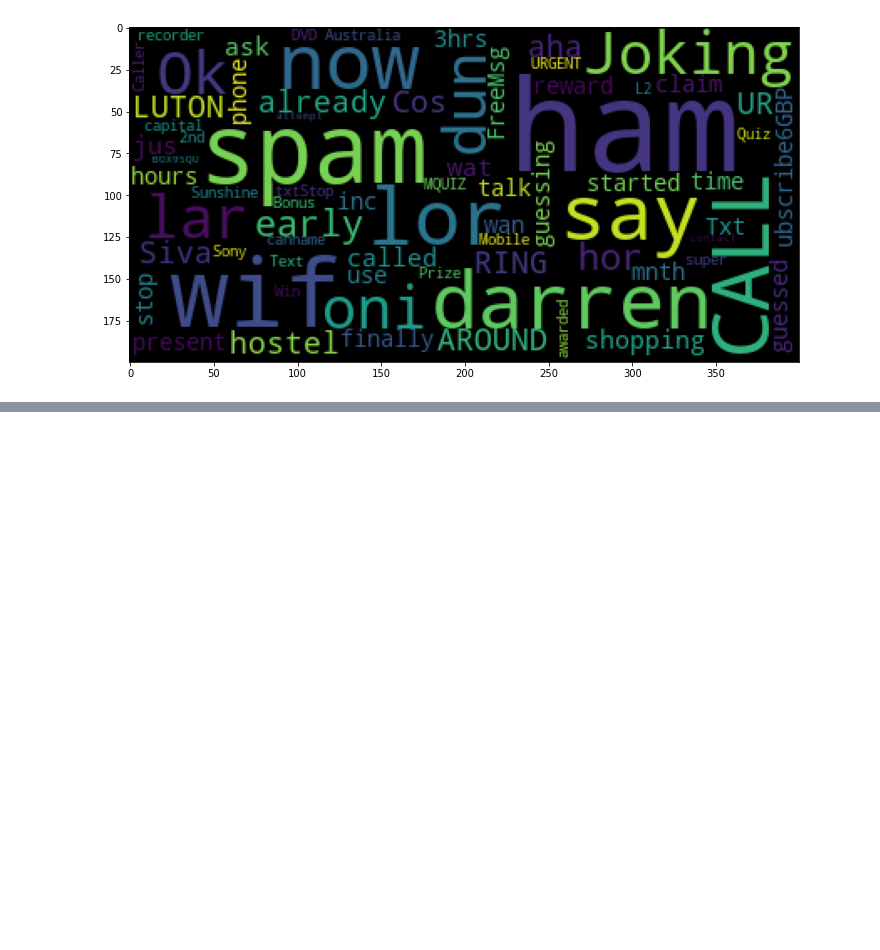
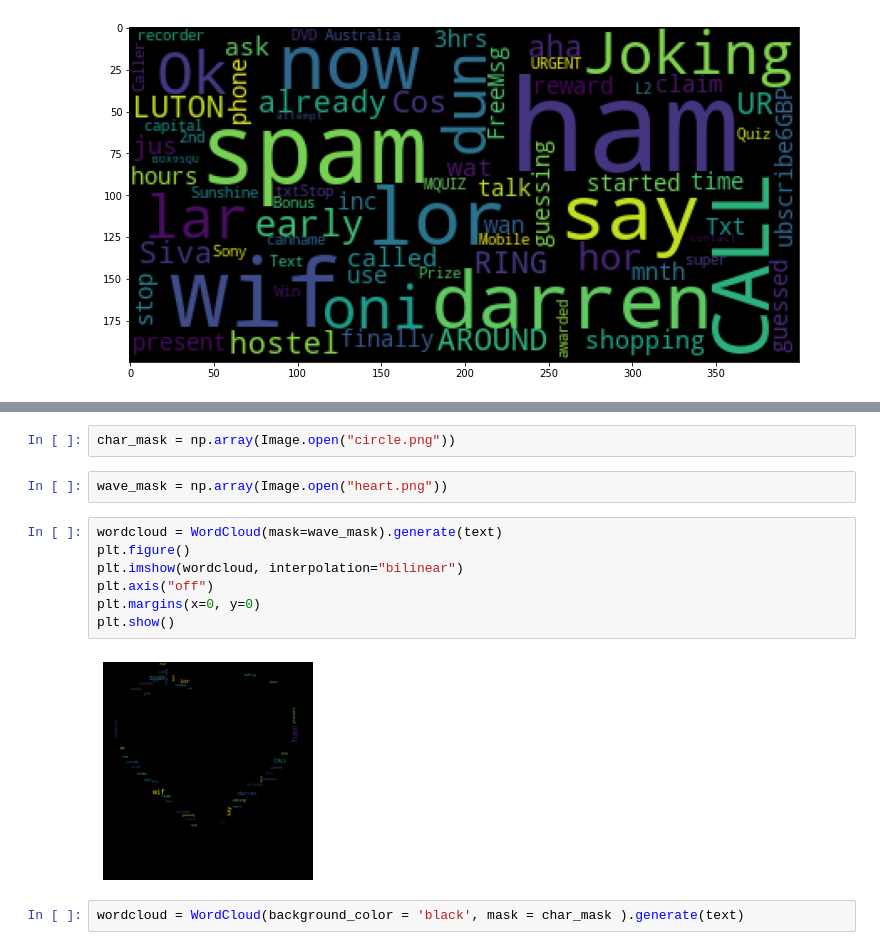
Before and after one commit to MaryAdewunmi/Natural-Language-Processing-NLP-, a Jupyter notebook: Cleaning_Texts_with_NLP.ipynb, the cells around one changed output, grey strips where cells are left out. Cells and saved outputs as stored; diff of their text form; blank space fills up the shorter version.

```diff
--- a/Cleaning_Texts_with_NLP.ipynb
+++ b/Cleaning_Texts_with_NLP.ipynb
@@ -210,0 +246,15 @@ plt.imshow(wordcloud)
+# %%
+char_mask = np.array(Image.open("circle.png"))
+# %%
+wave_mask = np.array(Image.open("heart.png"))
+# %%
+wordcloud = WordCloud(mask=wave_mask).generate(text)
+plt.figure()
+plt.imshow(wordcloud, interpolation="bilinear")
+plt.axis("off")
+plt.margins(x=0, y=0)
+plt.show()
+# %% [output]
+[figure, added]
+# %%
+wordcloud = WordCloud(background_color = 'black', mask = char_mask ).generate(text)
```
Also changed, not shown: parts of 13 cells of this notebook.
